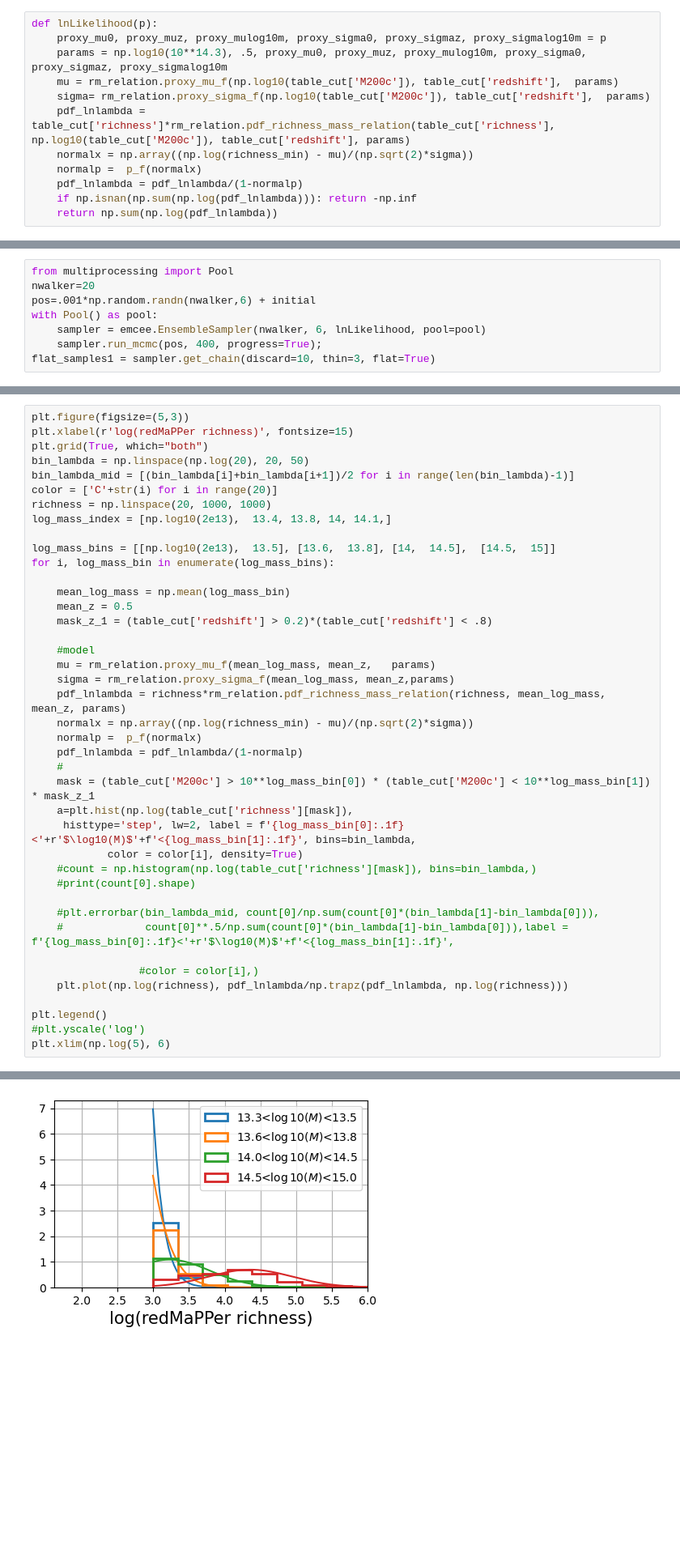
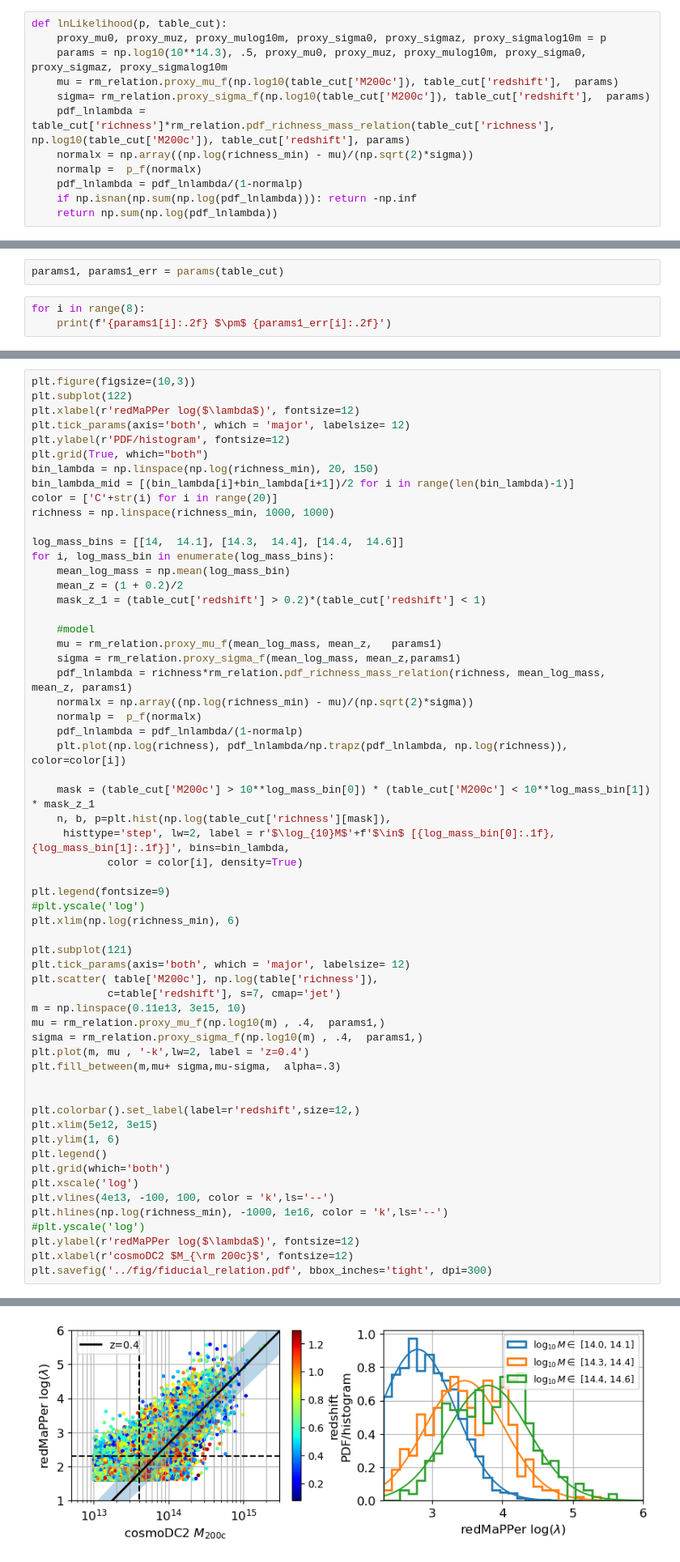
Before and after one commit to LSSTDESC/CLCosmo_Sim, a Jupyter notebook: cluster_scaling_relation_DC2/notebooks/fiducial_redMaPPer_cluster_scaling_relation.ipynb, the cells around one changed output, grey strips where cells are left out. Shown at 81% size. Drawn from its saved outputs; the diff is of its cells as text; blank space fills up the shorter version.

```diff
--- a/cluster_scaling_relation_DC2/notebooks/fiducial_redMaPPer_cluster_scaling_relation.ipynb
+++ b/cluster_scaling_relation_DC2/notebooks/fiducial_redMaPPer_cluster_scaling_relation.ipynb
@@ -106,5 +53,5 @@ plt.legend(fontsize=10)
 # %%
-def lnLikelihood(p):
+def lnLikelihood(p, table_cut):
     proxy_mu0, proxy_muz, proxy_mulog10m, proxy_sigma0, proxy_sigmaz, proxy_sigmalog10m = p
     params = np.log10(10**14.3), .5, proxy_mu0, proxy_muz, proxy_mulog10m, proxy_sigma0, proxy_sigmaz, proxy_sigmalog10m
     mu = rm_relation.proxy_mu_f(np.log10(table_cut['M200c']), table_cut['redshift'],  params)
@@ -123,8 +69,0 @@ lnLikelihood(initial)
-# %%
-from multiprocessing import Pool
-nwalker=20
-pos=.001*np.random.randn(nwalker,6) + initial
-with Pool() as pool:
-    sampler = emcee.EnsembleSampler(nwalker, 6, lnLikelihood, pool=pool)
-    sampler.run_mcmc(pos, 400, progress=True);
-flat_samples1 = sampler.get_chain(discard=10, thin=3, flat=True)
@@ -141,0 +98,5 @@ params = params + list(p)
+# %%
+params1, params1_err = params(table_cut)
+# %%
+for i in range(8):
+    print(f'{params1[i]:.2f} $\pm$ {params1_err[i]:.2f}')
@@ -142,42 +125,60 @@ params = params + list(p)
 # %%
-plt.figure(figsize=(5,3))
-plt.xlabel(r'log(redMaPPer richness)', fontsize=15)
+plt.figure(figsize=(10,3))
+plt.subplot(122)
+plt.xlabel(r'redMaPPer log($\lambda$)', fontsize=12)
+plt.tick_params(axis='both', which = 'major', labelsize= 12)
+plt.ylabel(r'PDF/histogram', fontsize=12)
 plt.grid(True, which="both")
-bin_lambda = np.linspace(np.log(20), 20, 50)
+bin_lambda = np.linspace(np.log(richness_min), 20, 150)
 bin_lambda_mid = [(bin_lambda[i]+bin_lambda[i+1])/2 for i in range(len(bin_lambda)-1)]
 color = ['C'+str(i) for i in range(20)]
-richness = np.linspace(20, 1000, 1000)
-log_mass_index = [np.log10(2e13),  13.4, 13.8, 14, 14.1,]
+richness = np.linspace(richness_min, 1000, 1000)
 
-log_mass_bins = [[np.log10(2e13),  13.5], [13.6,  13.8], [14,  14.5],  [14.5,  15]]
+log_mass_bins = [[14,  14.1], [14.3,  14.4], [14.4,  14.6]]
 for i, log_mass_bin in enumerate(log_mass_bins):
-
     mean_log_mass = np.mean(log_mass_bin)
-    mean_z = 0.5
-    mask_z_1 = (table_cut['redshift'] > 0.2)*(table_cut['redshift'] < .8)
+    mean_z = (1 + 0.2)/2
+    mask_z_1 = (table_cut['redshift'] > 0.2)*(table_cut['redshift'] < 1)
 
     #model
-    mu = rm_relation.proxy_mu_f(mean_log_mass, mean_z,   params)
-    sigma = rm_relation.proxy_sigma_f(mean_log_mass, mean_z,params)
-    pdf_lnlambda = richness*rm_relation.pdf_richness_mass_relation(richness, mean_log_mass, mean_z, params)
+    mu = rm_relation.proxy_mu_f(mean_log_mass, mean_z,   params1)
+    sigma = rm_relation.proxy_sigma_f(mean_log_mass, mean_z,params1)
+    pdf_lnlambda = richness*rm_relation.pdf_richness_mass_relation(richness, mean_log_mass, mean_z, params1)
     normalx = np.array((np.log(richness_min) - mu)/(np.sqrt(2)*sigma))
     normalp =  p_f(normalx)
     pdf_lnlambda = pdf_lnlambda/(1-normalp)
-    #
+    plt.plot(np.log(richness), pdf_lnlambda/np.trapz(pdf_lnlambda, np.log(richness)), color=color[i])
+
     mask = (table_cut['M200c'] > 10**log_mass_bin[0]) * (table_cut['M200c'] < 10**log_mass_bin[1]) * mask_z_1
-    a=plt.hist(np.log(table_cut['richness'][mask]),
-     histtype='step', lw=2, label = f'{log_mass_bin[0]:.1f}<'+r'$\log10(M)$'+f'<{log_mass_bin[1]:.1f}', bins=bin_lambda,
+    n, b, p=plt.hist(np.log(table_cut['richness'][mask]),
+     histtype='step', lw=2, label = r'$\log_{10}M$'+f'$\in$ [{log_mass_bin[0]:.1f}, {log_mass_bin[1]:.1f}]', bins=bin_lambda,
             color = color[i], density=True)
-    #count = np.histogram(np.log(table_cut['richness'][mask]), bins=bin_lambda,)
-    #print(count[0].shape)
 
-    #plt.errorbar(bin_lambda_mid, count[0]/np.sum(count[0]*(bin_lambda[1]-bin_lambda[0])),
-    #             count[0]**.5/np.sum(count[0]*(bin_lambda[1]-bin_lambda[0])),label = f'{log_mass_bin[0]:.1f}<'+r'$\log10(M)$'+f'<{log_mass_bin[1]:.1f}',
+plt.legend(fontsize=9)
+#plt.yscale('log')
+plt.xlim(np.log(richness_min), 6)
 
-                 #color = color[i],)
-    plt.plot(np.log(richness), pdf_lnlambda/np.trapz(pdf_lnlambda, np.log(richness)))
+plt.subplot(121)
+plt.tick_params(axis='both', which = 'major', labelsize= 12)
+plt.scatter( table['M200c'], np.log(table['richness']),
+            c=table['redshift'], s=7, cmap='jet')
+m = np.linspace(0.11e13, 3e15, 10)
+mu = rm_relation.proxy_mu_f(np.log10(m) , .4,  params1,)
+sigma = rm_relation.proxy_sigma_f(np.log10(m) , .4,  params1,)
+plt.plot(m, mu , '-k',lw=2, label = 'z=0.4')
+plt.fill_between(m,mu+ sigma,mu-sigma,  alpha=.3)
 
+
+plt.colorbar().set_label(label=r'redshift',size=12,)
+plt.xlim(5e12, 3e15)
+plt.ylim(1, 6)
 plt.legend()
+plt.grid(which='both')
+plt.xscale('log')
+plt.vlines(4e13, -100, 100, color = 'k',ls='--')
+plt.hlines(np.log(richness_min), -1000, 1e16, color = 'k',ls='--')
 #plt.yscale('log')
-plt.xlim(np.log(5), 6)
+plt.ylabel(r'redMaPPer log($\lambda$)', fontsize=12)
+plt.xlabel(r'cosmoDC2 $M_{\rm 200c}$', fontsize=12)
+plt.savefig('../fig/fiducial_relation.pdf', bbox_inches='tight', dpi=300)
 # %% [output]
@@ -185 +185 @@ plt.xlim(np.log(5), 6)
-[figure, old version]
+[figure, new version]
```
Also changed, not shown: parts of 16 cells of this notebook, 8 other files.
